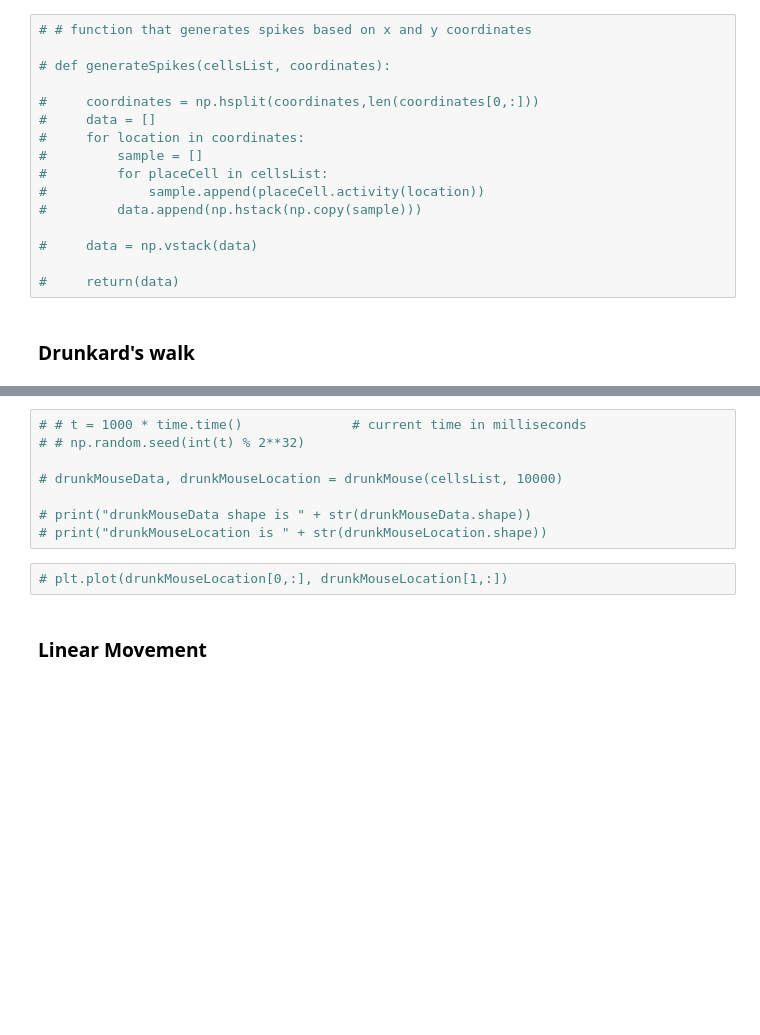
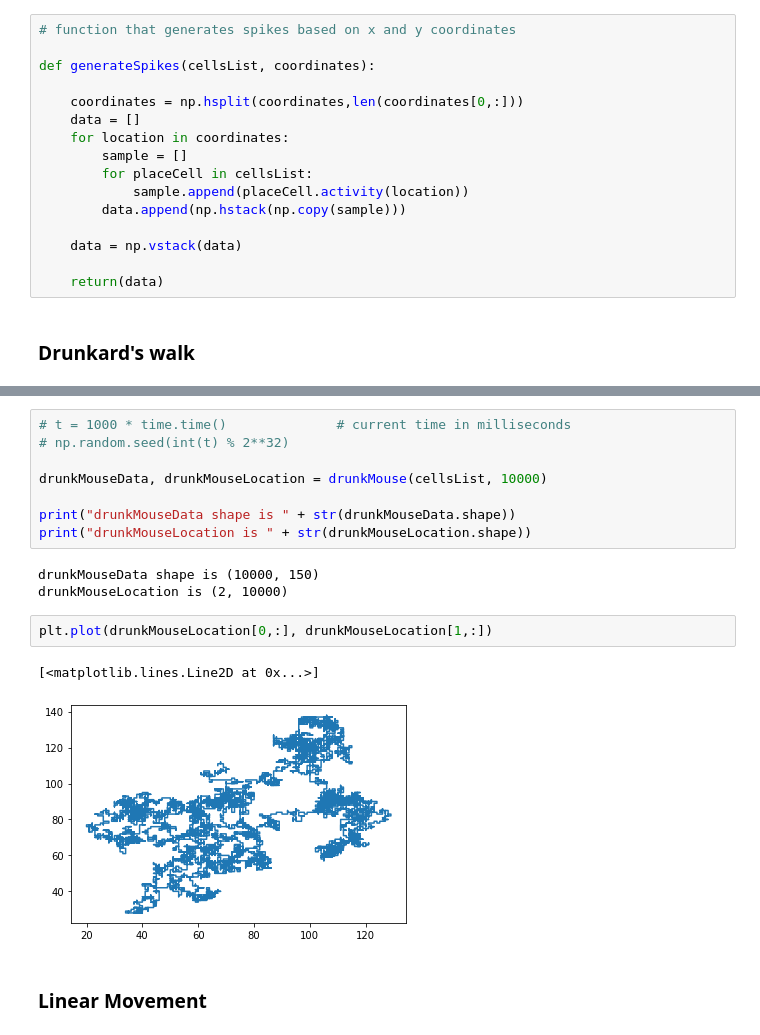
Before and after one commit to jambormike/neurons_dimensionality_reduction, a Jupyter notebook: simAndReduction.ipynb, the cells around one changed output, grey strips where cells are left out. Cells and saved outputs as stored; diff of their text form; blank space fills up the shorter version.

```diff
--- a/simAndReduction.ipynb
+++ b/simAndReduction.ipynb
@@ -297,21 +302,21 @@ randomMouseLocation is (2, 10000)
 # %% [markdown]
 #### Generate spikes based on locations (helper function)
 # %%
-# # function that generates spikes based on x and y coordinates
+# function that generates spikes based on x and y coordinates
 
-# def generateSpikes(cellsList, coordinates):
+def generateSpikes(cellsList, coordinates):
 
-#     coordinates = np.hsplit(coordinates,len(coordinates[0,:]))
-#     data = []
-#     for location in coordinates:
-#         sample = []
-#         for placeCell in cellsList:
-#             sample.append(placeCell.activity(location))
-#         data.append(np.hstack(np.copy(sample)))
+    coordinates = np.hsplit(coordinates,len(coordinates[0,:]))
+    data = []
+    for location in coordinates:
+        sample = []
+        for placeCell in cellsList:
+            sample.append(placeCell.activity(location))
+        data.append(np.hstack(np.copy(sample)))
 
-#     data = np.vstack(data)
+    data = np.vstack(data)
 
-#     return(data)
+    return(data)
 # %% [markdown]
 ### Drunkard's walk
 # %%
@@ -342,13 +347,19 @@ randomMouseLocation is (2, 10000)
 # %%
-# # t = 1000 * time.time()              # current time in milliseconds
-# # np.random.seed(int(t) % 2**32)
+# t = 1000 * time.time()              # current time in milliseconds
+# np.random.seed(int(t) % 2**32)
 
-# drunkMouseData, drunkMouseLocation = drunkMouse(cellsList, 10000)
+drunkMouseData, drunkMouseLocation = drunkMouse(cellsList, 10000)
 
-# print("drunkMouseData shape is " + str(drunkMouseData.shape))
-# print("drunkMouseLocation is " + str(drunkMouseLocation.shape))
+print("drunkMouseData shape is " + str(drunkMouseData.shape))
+print("drunkMouseLocation is " + str(drunkMouseLocation.shape))
+# %% [output]
+drunkMouseData shape is (10000, 150)
+drunkMouseLocation is (2, 10000)
 # %%
-# plt.plot(drunkMouseLocation[0,:], drunkMouseLocation[1,:])
+plt.plot(drunkMouseLocation[0,:], drunkMouseLocation[1,:])
+# %% [output]
+[<matplotlib.lines.Line2D at 0x...>]
+[figure, added]
 # %% [markdown]
 ### Linear Movement
 # %%
```
Also changed, not shown: parts of 36 cells of this notebook, 1 other file.
